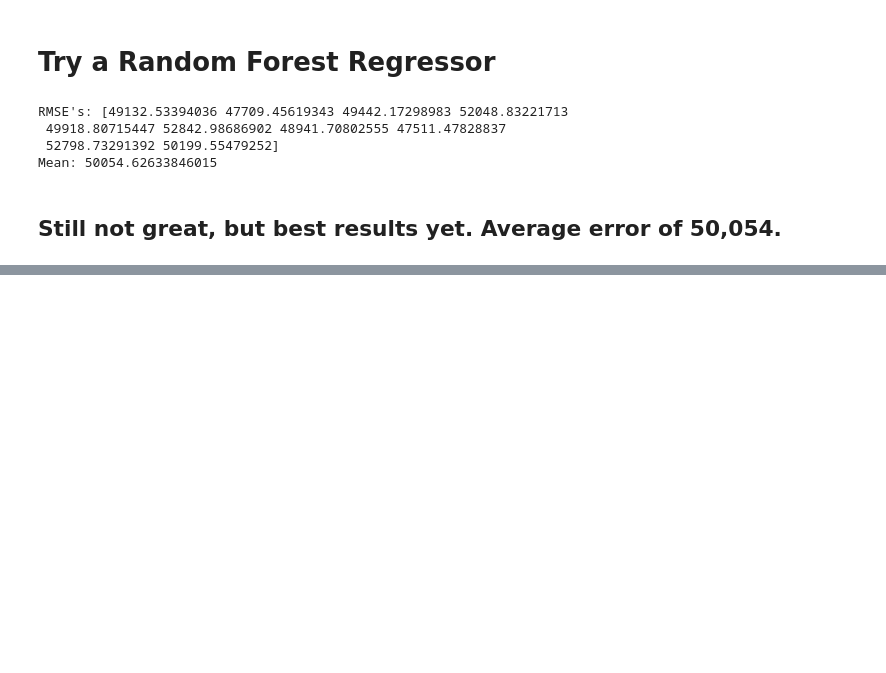
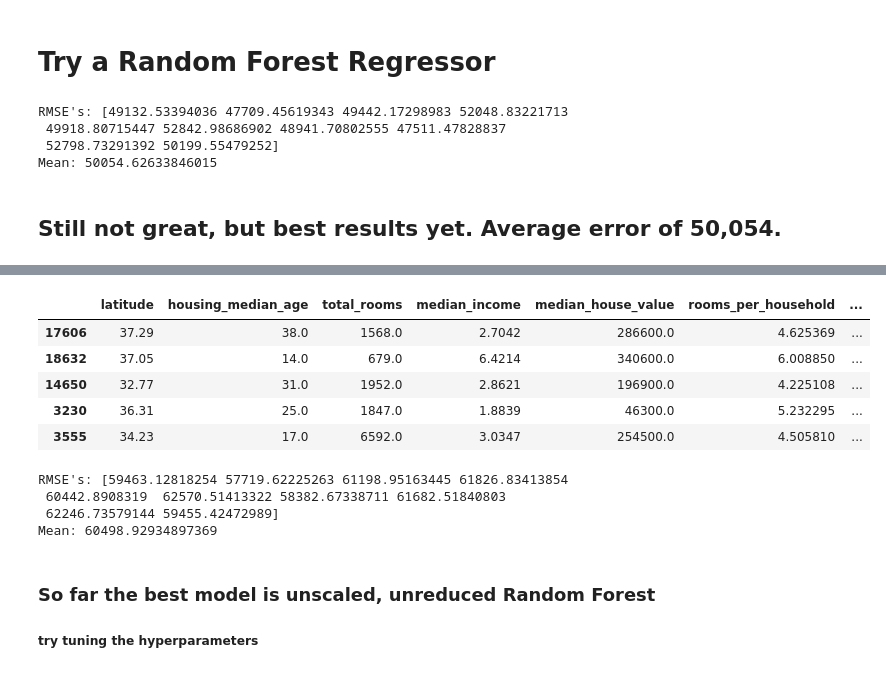
Before and after one commit to ChrisJtron/California_housing, a Jupyter notebook: California_Housing_Prices_Regression.ipynb, the cells around one changed output, grey strips where cells are left out. Saved outputs shown, nothing was run; the diff lists cells and outputs as text; code cells hidden in the pictures; blank space fills up the shorter version.

Commit message:
some Random Forest tuning

```diff
--- a/California_Housing_Prices_Regression.ipynb
+++ b/California_Housing_Prices_Regression.ipynb
@@ -280,0 +338,30 @@ Mean: 50054.62633846015
+# %%
+reduced_data=binary_dropped_train_set.drop(["households", "ocean_proximity_ISLAND", "population_per_household", "population", "longitude" ], axis=1)
+reduced_data.head()
+# %% [output]
+|  | latitude | housing_median_age | total_rooms | median_income | median_house_value | rooms_per_household | ... |
+| 17606 | 37.29 | 38.0 | 1568.0 | 2.7042 | 286600.0 | 4.625369 | ... |
+| 18632 | 37.05 | 14.0 | 679.0 | 6.4214 | 340600.0 | 6.008850 | ... |
+| 14650 | 32.77 | 31.0 | 1952.0 | 2.8621 | 196900.0 | 4.225108 | ... |
+| 3230 | 36.31 | 25.0 | 1847.0 | 1.8839 | 46300.0 | 5.232295 | ... |
+| 3555 | 34.23 | 17.0 | 6592.0 | 3.0347 | 254500.0 | 4.505810 | ... |
+# %%
+X_reduced= reduced_data.drop("median_house_value", axis=1)
+y_reduced= reduced_data["median_house_value"]
+
+
+reduced_forest_model=RandomForestRegressor()
+reduced_forest_model.fit(X_reduced, y_reduced)
+reduced_cv_scores=cross_val_score(reduced_forest_model, X_reduced, y_reduced, scoring="neg_mean_squared_error", cv=10)
+
+reduced_forest_rmse=np.sqrt(-reduced_cv_scores)
+print(f"RMSE's: {reduced_forest_rmse}")
+print(f"Mean: {reduced_forest_rmse.mean()}")
+# %% [output]
+RMSE's: [59463.12818254 57719.62225263 61198.95163445 61826.83413854
+ 60442.8908319  62570.51413322 58382.67338711 61682.51840803
+ 62246.73579144 59455.42472989]
+Mean: 60498.92934897369
+# %% [markdown]
+### So far the best model is unscaled, unreduced Random Forest
+##### try tuning the hyperparameters
```
Also changed, not shown: parts of 11 cells of this notebook.
